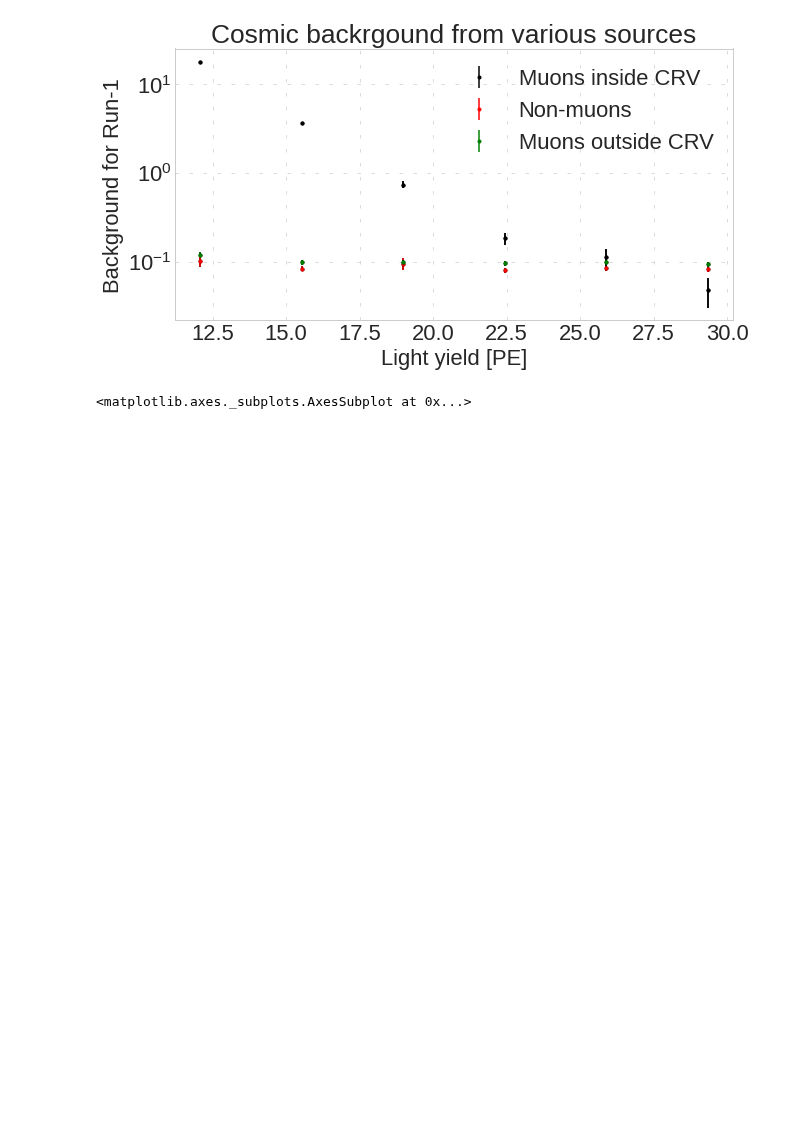
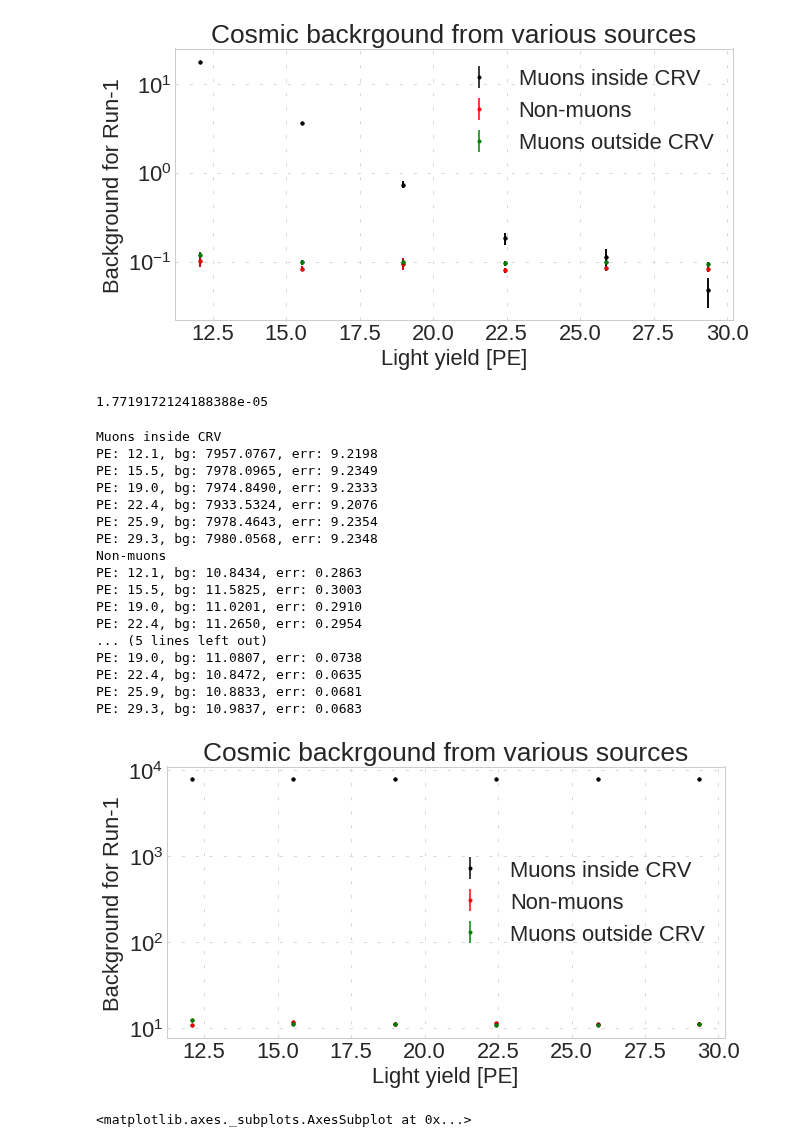
Before and after one commit to oksuzian/Mu2eANL, a Jupyter notebook: Macros/BackgroundEstimator.ipynb, the cells around one changed output. Cells and saved outputs as stored; diff of their text form; code cells hidden in the pictures; blank space fills up the shorter version.

```diff
--- a/Macros/BackgroundEstimator.ipynb
+++ b/Macros/BackgroundEstimator.ipynb
@@ -200,6 +200,46 @@ PE: 22.4, bg: 0.0958, err: 0.0057
 PE: 25.9, bg: 0.0981, err: 0.0058
 PE: 29.3, bg: 0.0931, err: 0.0057
 [figure]
+# %%
+(0.0931+0.0483)/7980.0568
+# %% [output]
+1.7719172124188388e-05
+# %%
+title='Muons inside CRV'
+bg_ave, pe_ave, bg_err = plot_background("_crvSectorType > 0 & abs(demcgen_pdg) == 13", title, 1.05, False, False)
+plt.errorbar(pe_ave, bg_ave, yerr=bg_err, fmt='.k', label=title)
+
+title = 'Non-muons'
+bg_ave, pe_ave, bg_err = plot_background("abs(demcgen_pdg) != 13", title, 1.2, False, False)
+plt.errorbar(pe_ave, bg_ave, yerr=bg_err, fmt='.r', label=title)
+
+title = 'Muons outside CRV'
+bg_ave, pe_ave, bg_err = plot_background("_crvSectorType < 0 & abs(demcgen_pdg) == 13", title, 1.05, False, False)
+plt.errorbar(pe_ave, bg_ave, yerr=bg_err, fmt='.g', label=title)
+plt.legend()
+plt.yscale('log');
+plt.title('Cosmic backrgound from various sources');
+plt.xlabel('Light yield [PE]')
+plt.ylabel('Background for Run-1');
+# %% [output]
+Muons inside CRV
+PE: 12.1, bg: 7957.0767, err: 9.2198
+PE: 15.5, bg: 7978.0965, err: 9.2349
+PE: 19.0, bg: 7974.8490, err: 9.2333
+PE: 22.4, bg: 7933.5324, err: 9.2076
+PE: 25.9, bg: 7978.4643, err: 9.2354
+PE: 29.3, bg: 7980.0568, err: 9.2348
+Non-muons
+PE: 12.1, bg: 10.8434, err: 0.2863
+PE: 15.5, bg: 11.5825, err: 0.3003
+PE: 19.0, bg: 11.0201, err: 0.2910
+PE: 22.4, bg: 11.2650, err: 0.2954
+... (5 lines left out)
+PE: 19.0, bg: 11.0807, err: 0.0738
+PE: 22.4, bg: 10.8472, err: 0.0635
+PE: 25.9, bg: 10.8833, err: 0.0681
+PE: 29.3, bg: 10.9837, err: 0.0683
+[figure, added]
 # %%
 df.query('abs(demcgen_pdg) != 13').groupby(['demcgen_pdg']).size().plot(kind='pie', y='demcgen_pdg')
 # %% [output]
```
Also changed, not shown: parts of 1 cell of this notebook.
